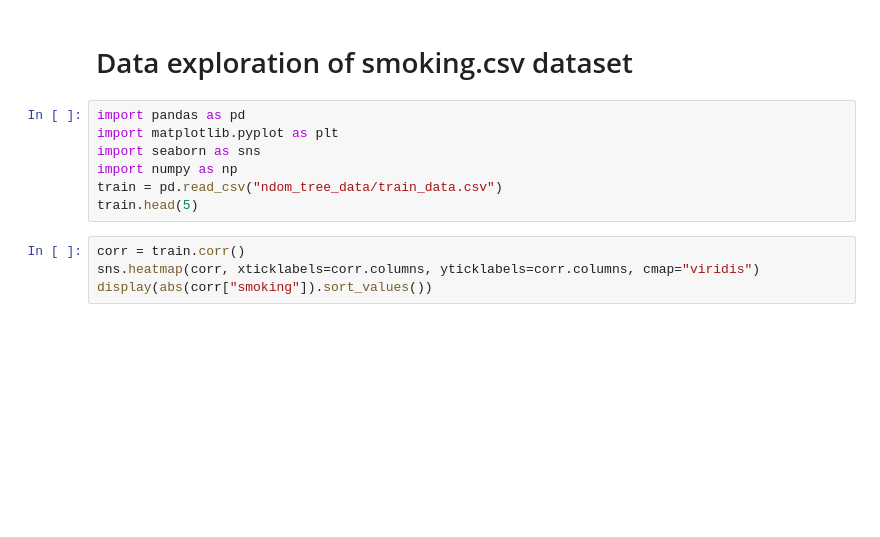
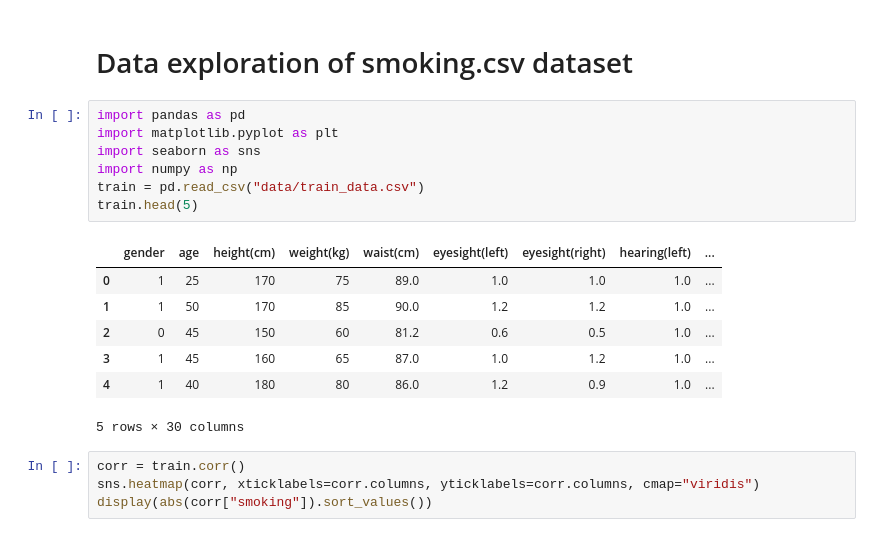
Before and after one commit to balooooooooo/machine_learning_1_coursework, a Jupyter notebook: data_exploration.ipynb, the cells around one changed output. Drawn from its saved outputs; the diff is of its cells as text; blank space fills up the shorter version.

```diff
--- a/data_exploration.ipynb
+++ b/data_exploration.ipynb
@@ -3,10 +3,18 @@
 # %%
 import pandas as pd
 import matplotlib.pyplot as plt
 import seaborn as sns
 import numpy as np
-train = pd.read_csv("ndom_tree_data/train_data.csv")
+train = pd.read_csv("data/train_data.csv")
 train.head(5)
+# %% [output]
+|  | gender | age | height(cm) | weight(kg) | waist(cm) | eyesight(left) | eyesight(right) | hearing(left) | ... |
+| 0 | 1 | 25 | 170 | 75 | 89.0 | 1.0 | 1.0 | 1.0 | ... |
+| 1 | 1 | 50 | 170 | 85 | 90.0 | 1.2 | 1.2 | 1.0 | ... |
+| 2 | 0 | 45 | 150 | 60 | 81.2 | 0.6 | 0.5 | 1.0 | ... |
+| 3 | 1 | 45 | 160 | 65 | 87.0 | 1.0 | 1.2 | 1.0 | ... |
+| 4 | 1 | 40 | 180 | 80 | 86.0 | 1.2 | 0.9 | 1.0 | ... |
+5 rows × 30 columns
 # %%
 corr = train.corr()
 sns.heatmap(corr, xticklabels=corr.columns, yticklabels=corr.columns, cmap="viridis")
```
Also changed, not shown: parts of 1 cell of this notebook, 8 other files.
